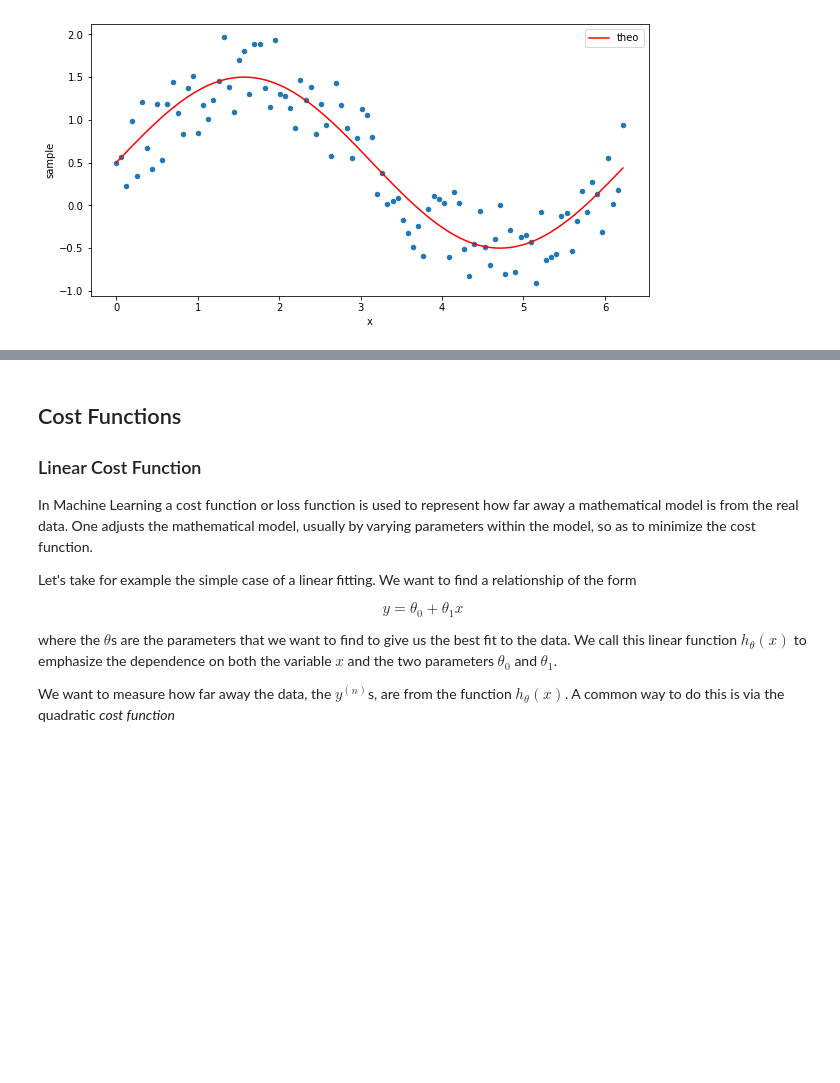
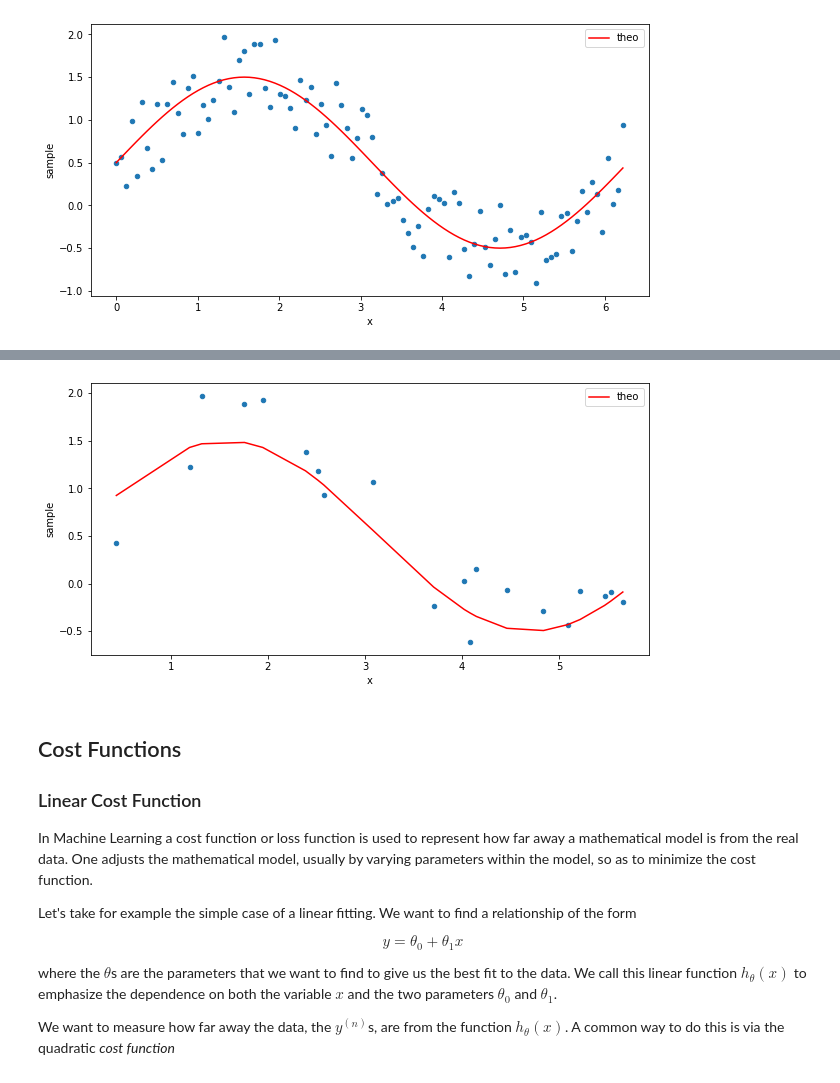
Before and after one commit to qf-workshop-2021/introduction-to-machine-learning, a Jupyter notebook: 1_notebooks/introduction-to-machine-learning.ipynb, the cells around one changed output, grey strips where cells are left out. Drawn from its saved outputs; the diff is of its cells as text; code cells hidden in the pictures; blank space fills up the shorter version.

```diff
--- a/1_notebooks/introduction-to-machine-learning.ipynb
+++ b/1_notebooks/introduction-to-machine-learning.ipynb
@@ -257,3 +310,11 @@ plt.show()
+# %%
+ax=plt.gca()
+
+sample.plot(x ='x', y='sample', kind = 'scatter', ax=ax)
+sample.plot(x ='x', y='theo', kind = 'line', color='red', ax=ax)
+plt.show()
+# %% [output]
+[figure, added]
 # %% [markdown]
 ## Cost Functions
 
```
Also changed, not shown: parts of 7 cells of this notebook.
